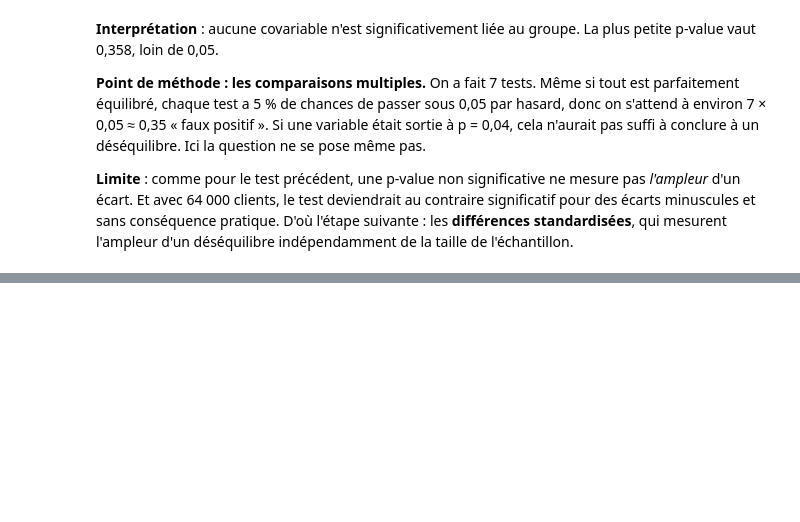
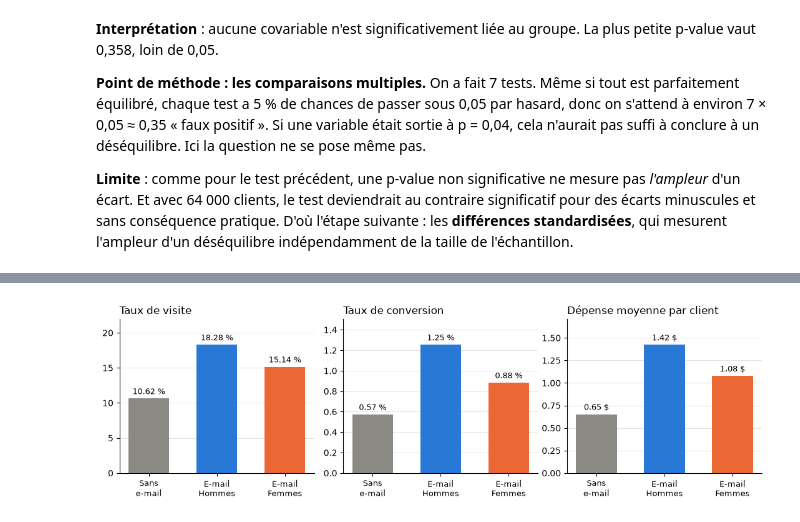
Before and after one commit to mimouniahmed/CampaignLift, a Jupyter notebook: notebooks/01_exploration.ipynb, the cells around one changed output, grey strips where cells are left out. Drawn from its saved outputs; the diff is of its cells as text; code cells hidden in the pictures; blank space fills up the shorter version.

```diff
--- a/notebooks/01_exploration.ipynb
+++ b/notebooks/01_exploration.ipynb
@@ -173,0 +259,8 @@ pd.DataFrame(resultats).set_index("variable")
+# %%
+resume = df.groupby("segment")[["visit", "conversion", "spend"]].mean()
+resume = resume.loc[["No E-Mail", "Mens E-Mail", "Womens E-Mail"]]
+affichage = resume.copy()
+affichage["visit"] = (affichage["visit"] * 100).round(2).astype(str) + " %"
+affichage["conversion"] = (affichage["conversion"] * 100).round(3).astype(str) + " %"
+affichage["spend"] = affichage["spend"].round(3).astype(str) + " $"
+affichage
@@ -173,0 +273,17 @@ pd.DataFrame(resultats).set_index("variable")
+# %%
+fig, axes = plt.subplots(1, 3, figsize=(11, 3.4))
+for ax, (col, titre, echelle, unite) in zip(axes, [("visit", "Taux de visite", 100, "%"),
+                                                  ("conversion", "Taux de conversion", 100, "%"),
+                                                  ("spend", "Dépense moyenne par client", 1, "$")]):
+    valeurs = resume[col] * echelle
+    barres = ax.bar(range(3), valeurs, color=[COULEURS[g] for g in resume.index], width=0.6)
+    ax.bar_label(barres, labels=[f"{v:.2f} {unite}" for v in valeurs], padding=3, fontsize=9)
+    ax.set_xticks(range(3), ["Sans\ne-mail", "E-mail\nHommes", "E-mail\nFemmes"], fontsize=9)
+    ax.set_title(titre, loc="left")
+    ax.set_ylim(0, valeurs.max() * 1.2)
+    ax.grid(axis="x", visible=False)
+plt.tight_layout()
+plt.savefig("../docs/figures/01_resultats_par_groupe.png", dpi=150)
+plt.show()
+# %% [output]
+[figure, added]
```
Also changed, not shown: parts of 10 cells of this notebook, 3 other files.
